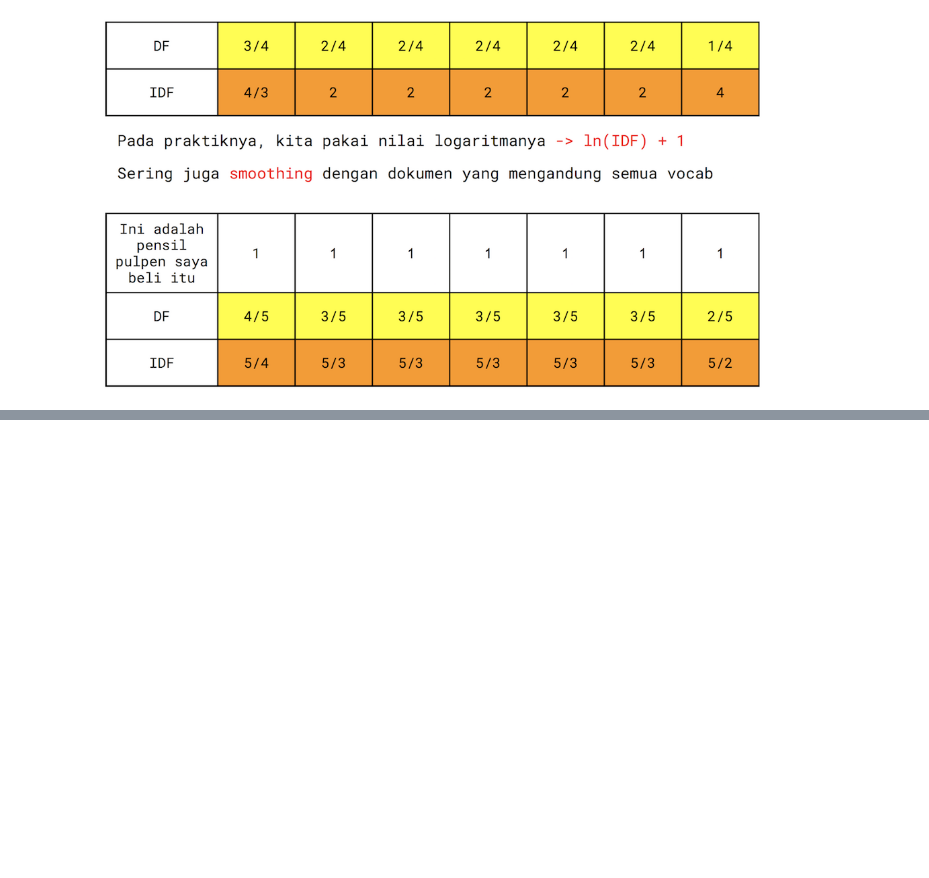
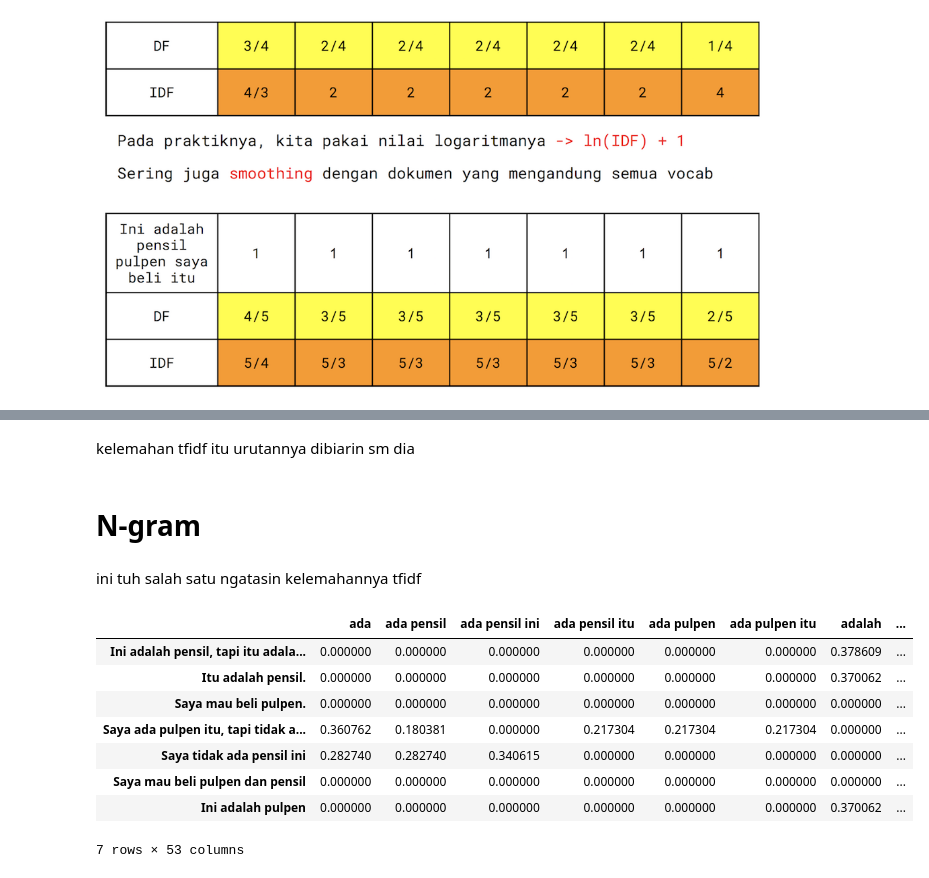
Before and after one commit to FransiscoReadyPermana/unstructured_data, a Jupyter notebook: 12 - Text Data/Part 2 - BoW and TFIDF.ipynb, the cells around one changed output, grey strips where cells are left out. Saved outputs shown, nothing was run; the diff lists cells and outputs as text; code cells hidden in the pictures; blank space fills up the shorter version.

```diff
--- a/12 - Text Data/Part 2 - BoW and TFIDF.ipynb
+++ b/12 - Text Data/Part 2 - BoW and TFIDF.ipynb
@@ -53,0 +75,20 @@ illustration.practical_idf
+# %% [markdown]
+kelemahan tfidf itu urutannya dibiarin sm dia
+# %% [markdown]
+# N-gram
+# %% [markdown]
+ini tuh salah satu ngatasin kelemahannya tfidf
+# %%
+tfidf = TfidfVectorizer(ngram_range=(1,3))
+tfidf_matrix = tfidf.fit_transform(text)
+pd.DataFrame(tfidf_matrix.toarray(), columns=tfidf.get_feature_names_out(), index=[text])
+# %% [output]
+|  | ada | ada pensil | ada pensil ini | ada pensil itu | ada pulpen | ada pulpen itu | adalah | ... |
+| Ini adalah pensil, tapi itu adala... | 0.000000 | 0.000000 | 0.000000 | 0.000000 | 0.000000 | 0.000000 | 0.378609 | ... |
+| Itu adalah pensil. | 0.000000 | 0.000000 | 0.000000 | 0.000000 | 0.000000 | 0.000000 | 0.370062 | ... |
+| Saya mau beli pulpen. | 0.000000 | 0.000000 | 0.000000 | 0.000000 | 0.000000 | 0.000000 | 0.000000 | ... |
+| Saya ada pulpen itu, tapi tidak a... | 0.360762 | 0.180381 | 0.000000 | 0.217304 | 0.217304 | 0.217304 | 0.000000 | ... |
+| Saya tidak ada pensil ini | 0.282740 | 0.282740 | 0.340615 | 0.000000 | 0.000000 | 0.000000 | 0.000000 | ... |
+| Saya mau beli pulpen dan pensil | 0.000000 | 0.000000 | 0.000000 | 0.000000 | 0.000000 | 0.000000 | 0.000000 | ... |
+| Ini adalah pulpen | 0.000000 | 0.000000 | 0.000000 | 0.000000 | 0.000000 | 0.000000 | 0.370062 | ... |
+7 rows × 53 columns
```
Also changed, not shown: parts of 5 cells of this notebook, 2 other files.
